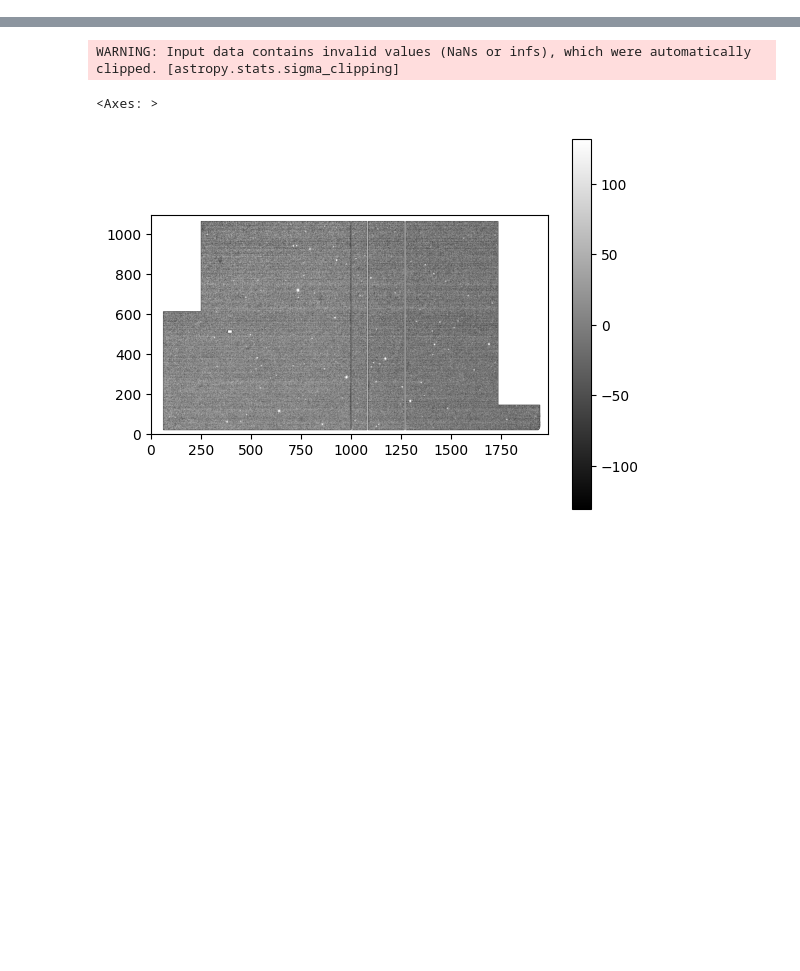
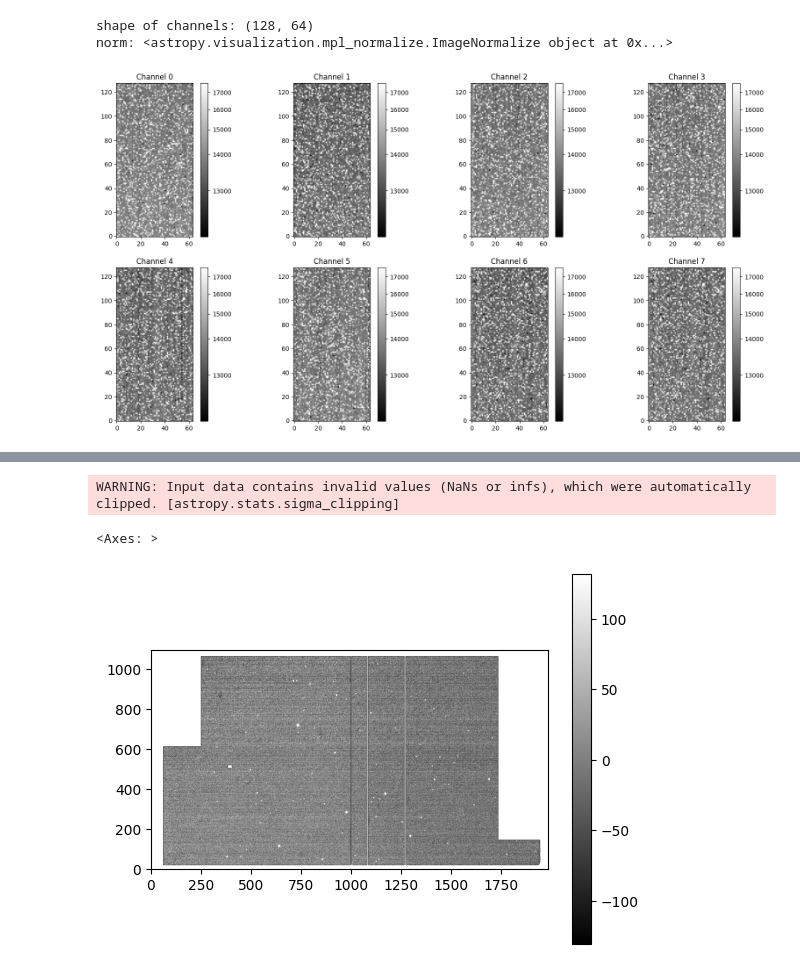
Before and after one commit to virajkaram/winterdrp_offline, a Jupyter notebook: notebooks/example.ipynb, the cells around one changed output, grey strips where cells are left out. Cells and saved outputs as stored; diff of their text form; code cells hidden in the pictures; blank space fills up the shorter version.

Commit message:
working on playing with lab flats

```diff
--- a/notebooks/example.ipynb
+++ b/notebooks/example.ipynb
@@ -33,3 +57,25 @@ WARNING: Input data contains invalid values (NaNs or infs), which were automatic
+# %%
+# Split the data up into channels
+channels = split_data_into_channels(roi)
+print(f"shape of channels: {channels[0].shape}")
+
+# plot all the 8 channels. use the same color scale
+fig, axes = plt.subplots(2, 4, figsize=(20, 10))
+for i, ax in enumerate(axes.flat):
+    # if it's the first image, grab the normalization
+    if i==0:
+        ax, norm = plot_image(channels[i], ax=ax, return_norm=True, norm = "zscale")
+        print(f"norm: {norm}")
+    else:
+        plot_image(channels[i], ax=ax, norm=norm)
+    ax.set_title(f"Channel {i}")
+
+
+plt.show()
+# %% [output]
+shape of channels: (128, 64)
+norm: <astropy.visualization.mpl_normalize.ImageNormalize object at 0x...>
+[figure, added]
 # %%
 # Load the dark file
 dark_list = glob(str(target_dir.joinpath('calibration_darks/*fits')))
```
Also changed, not shown: parts of 11 cells of this notebook, 4 other files.
